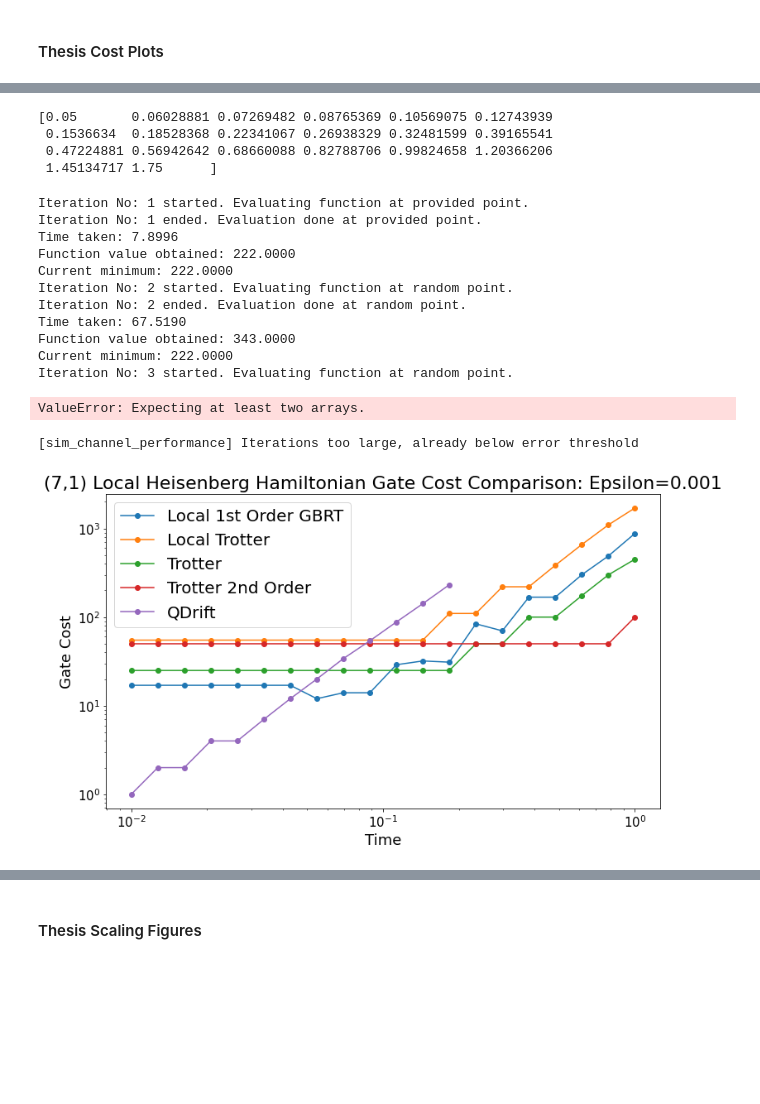
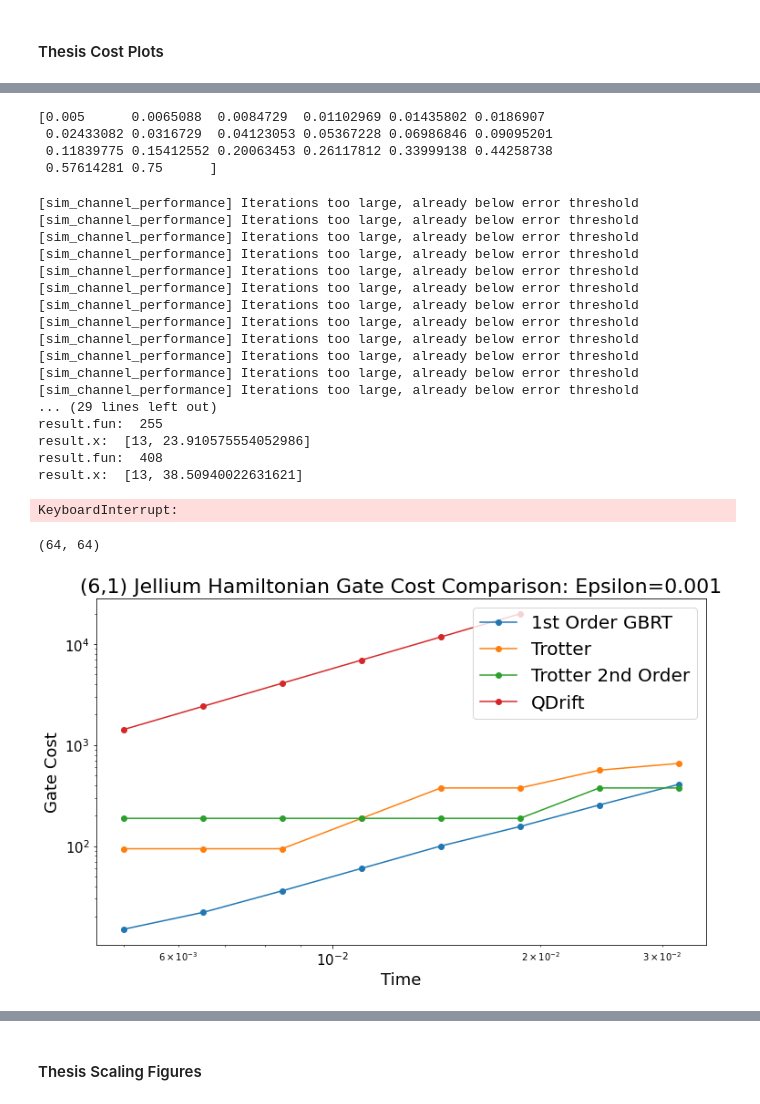
Before and after one commit to mattp97/Trotter-Qdrift-Simulation, a Jupyter notebook: Hybridized Simulation Jellium.ipynb, the cells around one changed output, grey strips where cells are left out. Cells and saved outputs as stored; diff of their text form; code cells hidden in the pictures; blank space fills up the shorter version.

```diff
--- a/Hybridized Simulation Jellium.ipynb
+++ b/Hybridized Simulation Jellium.ipynb
@@ -146,11 +217,14 @@ def heisenberg_hamiltonian(length, b_field, rng_seed):
 # %%
 #non-local
-graph_hamiltonian_list = graph_hamiltonian(7, 1, 1)
-print("graph hamiltonian shape: " +str(graph_hamiltonian_list.shape))
-sim = CompositeSim(graph_hamiltonian_list, inner_order=1, outer_order=1, nb=1, state_rand=True, exact_qd=True, use_density_matrices=True)
-trotter1 = CompositeSim(graph_hamiltonian_list, inner_order=1, outer_order=1, nb=1, state_rand=True, exact_qd=True, use_density_matrices=True)
-trotter2 = CompositeSim(graph_hamiltonian_list, inner_order=2, outer_order=1, nb=1, state_rand=True, exact_qd=True, use_density_matrices=True)
-qdrift = CompositeSim(graph_hamiltonian_list, inner_order=1, outer_order=1, nb=1, state_rand=True, exact_qd=True, use_density_matrices=True)
+# graph_hamiltonian_list = graph_hamiltonian(3, 2, 1)
+# #graph_hamiltonian_list = jellium_hamiltonian(dimensions=1, length=6)
+# ham_spec(graph_hamiltonian_list)
+# print("graph hamiltonian shape: " +str(graph_hamiltonian_list.shape))
+# sim = CompositeSim(graph_hamiltonian_list, inner_order=1, outer_order=1, nb=1, state_rand=True, exact_qd=True, use_density_matrices=True)
+# trotter1 = CompositeSim(graph_hamiltonian_list, inner_order=1, outer_order=1, nb=1, state_rand=True, exact_qd=True, use_density_matrices=True)
+# trotter2 = CompositeSim(graph_hamiltonian_list, inner_order=2, outer_order=1, nb=1, state_rand=True, exact_qd=True, use_density_matrices=True)
+# qdrift = CompositeSim(graph_hamiltonian_list, inner_order=1, outer_order=1, nb=1, state_rand=True, exact_qd=True, use_density_matrices=True)
 # if np.array_equal(sim.initial_state, trotter1.initial_state) == True:
 #     print("yes!")
+#ham_spec(graph_hamiltonian_list)
 # %% [output]
@@ -158,16 +234,16 @@ graph hamiltonian shape: (49, 128, 128)
 # %%
 #time evolution
-t_i = 0.05
-t_f=1.75
+t_i = 0.005
+t_f=0.75
 t_steps = 20
 times = np.geomspace(t_i, t_f, t_steps)
 epsilon=0.001
 print(times)
 # %% [output]
-[0.05       0.06028881 0.07269482 0.08765369 0.10569075 0.12743939
- 0.1536634  0.18528368 0.22341067 0.26938329 0.32481599 0.39165541
- 0.47224881 0.56942642 0.68660088 0.82788706 0.99824658 1.20366206
- 1.45134717 1.75      ]
+[0.005      0.0065088  0.0084729  0.01102969 0.01435802 0.0186907
+ 0.02433082 0.0316729  0.04123053 0.05367228 0.06986846 0.09095201
+ 0.11839775 0.15412552 0.20063453 0.26117812 0.33999138 0.44258738
+ 0.57614281 0.75      ]
 # %%
 CompSim_results = dict()
 local_trot_results = dict()
@@ -178,6 +254,9 @@ QDSim_results = dict()
 #local_partition(local_trot, "trotter")
 partition_sim(trotter1, "trotter")
 partition_sim(trotter2, "trotter")
+trot_terms = dict()
+qd_terms = dict()
+nb_vals = dict()
 
 for t in times:
     #local_partition(local_sim, "optimal_chop", time=t, epsilon=epsilon)
@@ -185,30 +264,40 @@ for t in times:
     #local_trot_results[t] = int(exact_cost(local_trot, time=t, nb=[1,1,1], epsilon=epsilon))
     partition_sim(sim, "exact_optimal_chop", time =t, epsilon=epsilon)
     CompSim_results[t] = int(sim.gate_count)
+    trot_terms[t] = len(sim.trotter_norms)
+    qd_terms[t] = len(sim.qdrift_norms)
+    nb_vals[t] = sim.nb
 
     TrotSim1_results[t] = int(exact_cost(trotter1, time=t, nb=1, epsilon=epsilon))
 
     TrotSim2_results[t] = int(exact_cost(trotter2, time=t, nb=1, epsilon=epsilon))
 # %% [output]
-Iteration No: 1 started. Evaluating function at provided point.
-Iteration No: 1 ended. Evaluation done at provided point.
-Time taken: 7.8996
-Function value obtained: 222.0000
-Current minimum: 222.0000
-Iteration No: 2 started. Evaluating function at random point.
-Iteration No: 2 ended. Evaluation done at random point.
-Time taken: 67.5190
-Function value obtained: 343.0000
-Current minimum: 222.0000
-Iteration No: 3 started. Evaluating function at random point.
+[sim_channel_performance] Iterations too large, already below error threshold
+[sim_channel_performance] Iterations too large, already below error threshold
+[sim_channel_performance] Iterations too large, already below error threshold
+[sim_channel_performance] Iterations too large, already below error threshold
+[sim_channel_performance] Iterations too large, already below error threshold
+[sim_channel_performance] Iterations too large, already below error threshold
+[sim_channel_performance] Iterations too large, already below error threshold
+[sim_channel_performance] Iterations too large, already below error threshold
+[sim_channel_performance] Iterations too large, already below error threshold
+[sim_channel_performance] Iterations too large, already below error threshold
+[sim_channel_performance] Iterations too large, already below error threshold
+[sim_channel_performance] Iterations too large, already below error threshold
+... (29 lines left out)
+result.fun:  255
+result.x:  [13, 23.910575554052986]
+result.fun:  408
+result.x:  [13, 38.50940022631621]
-ValueError: Expecting at least two arrays.
+KeyboardInterrupt:
 # %%
+print(sim.final_state.shape)
 QDSim_results.clear()
 times = np.geomspace(t_i, t_f, t_steps)
-qd_times = times[:15]
+qd_times = times[:6]
 partition_sim(qdrift, "qdrift")
 for t in qd_times:
     QDSim_results[t] = int(exact_cost(qdrift, time=t, nb=1, epsilon=epsilon))
 # %% [output]
-[sim_channel_performance] Iterations too large, already below error threshold
+(64, 64)
 # %%
@@ -222,17 +316,17 @@ outfile.close()
 # %%
 #plotting
 plt.figure(figsize = (12, 7))
-plt.title("(7,1) Local Heisenberg Hamiltonian Gate Cost Comparison: Epsilon=0.001", size =22)
+plt.title("(6,1) Jellium Hamiltonian Gate Cost Comparison: Epsilon=0.001", size =22)
 plt.xticks(fontsize=15)
 plt.yticks(fontsize=15)
 plt.xlabel("Time", size =18)
 plt.ylabel("Gate Cost", size =18)
-plt.loglog(times, list(CompSim_results.values()), "o-", label="1st Order GBRT")
+plt.loglog(times[:8], list(CompSim_results.values()), "o-", label="1st Order GBRT")
 #plt.loglog(times, list(local_trot_results.values()), "o-", label="Local Trotter")
-plt.loglog(times, list(TrotSim1_results.values()), "o-",label="Trotter")
-plt.loglog(times, list(TrotSim2_results.values()),"o-", label="Trotter 2nd Order")
+plt.loglog(times[:8], list(TrotSim1_results.values()), "o-",label="Trotter")
+plt.loglog(times[:8], list(TrotSim2_results.values()),"o-", label="Trotter 2nd Order")
 plt.loglog(qd_times, list(QDSim_results.values()), "o-",label="QDrift")
 plt.legend(fontsize = 20)
 plt.show()
 # %% [output]
-[figure, old version]
+[figure, new version]
```
Also changed, not shown: parts of 10 cells of this notebook, 4 other files.
